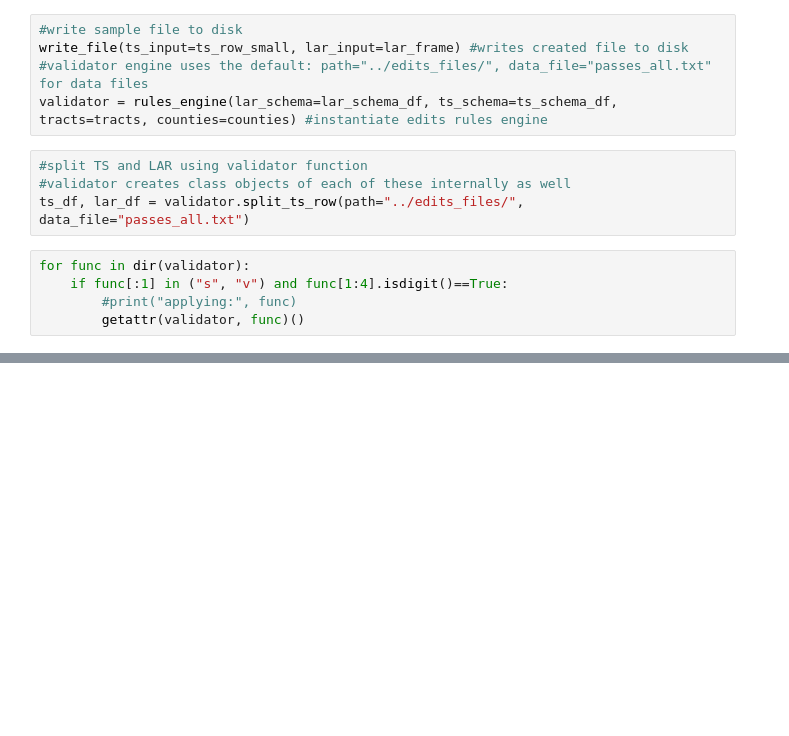
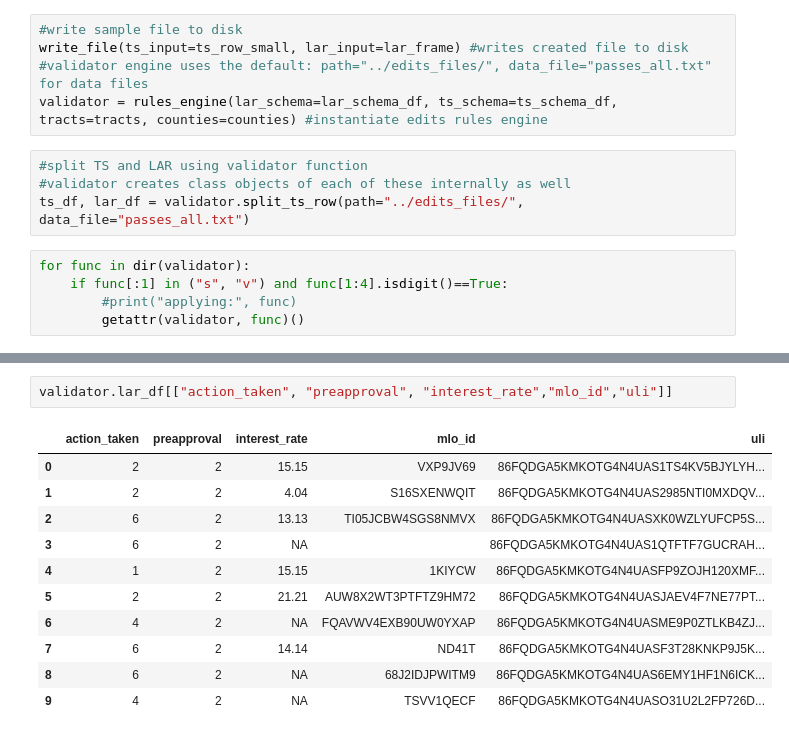
Before and after one commit to cfpb/hmda-test-files, a Jupyter notebook: python/2018_test_file_maker.ipynb, the cells around one changed output, grey strips where cells are left out. Drawn from its saved outputs; the diff is of its cells as text; blank space fills up the shorter version.

```diff
--- a/python/2018_test_file_maker.ipynb
+++ b/python/2018_test_file_maker.ipynb
@@ -202 +208,15 @@ validator.lar_df[["loan_purpose", "preapproval","action_taken","app_race_1", "ap
+# %%
+validator.lar_df[["action_taken", "preapproval", "interest_rate","mlo_id","uli"]]
+# %% [output]
+|  | action_taken | preapproval | interest_rate | mlo_id | uli |
+| 0 | 2 | 2 | 15.15 | VXP9JV69 | 86FQDGA5KMKOTG4N4UAS1TS4KV5BJYLYH... |
+| 1 | 2 | 2 | 4.04 | S16SXENWQIT | 86FQDGA5KMKOTG4N4UAS2985NTI0MXDQV... |
+| 2 | 6 | 2 | 13.13 | TI05JCBW4SGS8NMVX | 86FQDGA5KMKOTG4N4UASXK0WZLYUFCP5S... |
+| 3 | 6 | 2 | NA |  | 86FQDGA5KMKOTG4N4UAS1QTFTF7GUCRAH... |
+| 4 | 1 | 2 | 15.15 | 1KIYCW | 86FQDGA5KMKOTG4N4UASFP9ZOJH120XMF... |
+| 5 | 2 | 2 | 21.21 | AUW8X2WT3PTFTZ9HM72 | 86FQDGA5KMKOTG4N4UASJAEV4F7NE77PT... |
+| 6 | 4 | 2 | NA | FQAVWV4EXB90UW0YXAP | 86FQDGA5KMKOTG4N4UASME9P0ZTLKB4ZJ... |
+| 7 | 6 | 2 | 14.14 | ND41T | 86FQDGA5KMKOTG4N4UASF3T28KNKP9J5K... |
+| 8 | 6 | 2 | NA | 68J2IDJPWITM9 | 86FQDGA5KMKOTG4N4UAS6EMY1HF1N6ICK... |
+| 9 | 4 | 2 | NA | TSVV1QECF | 86FQDGA5KMKOTG4N4UASO31U2L2FP726D... |
 # %%
```
Also changed, not shown: parts of 11 cells of this notebook.
